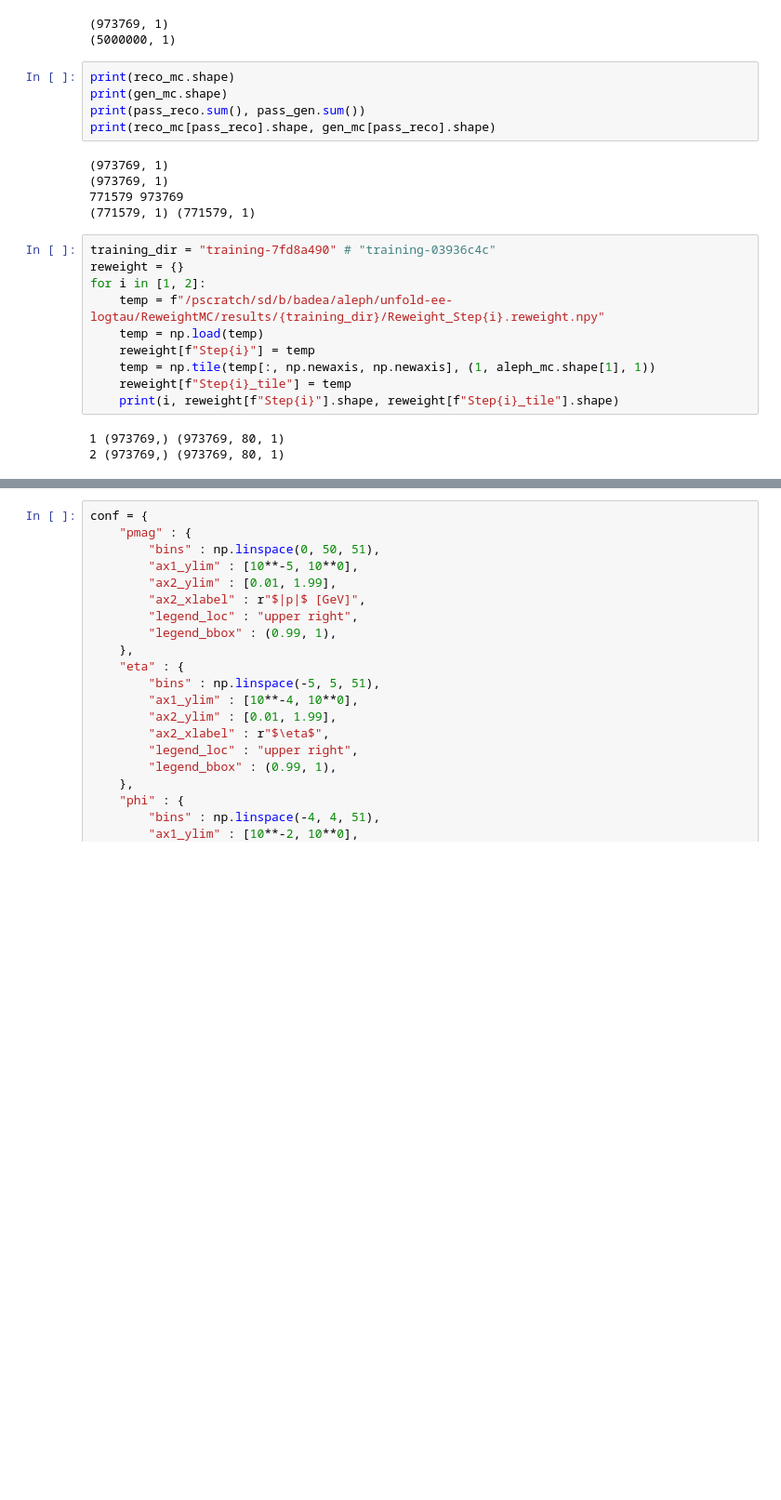
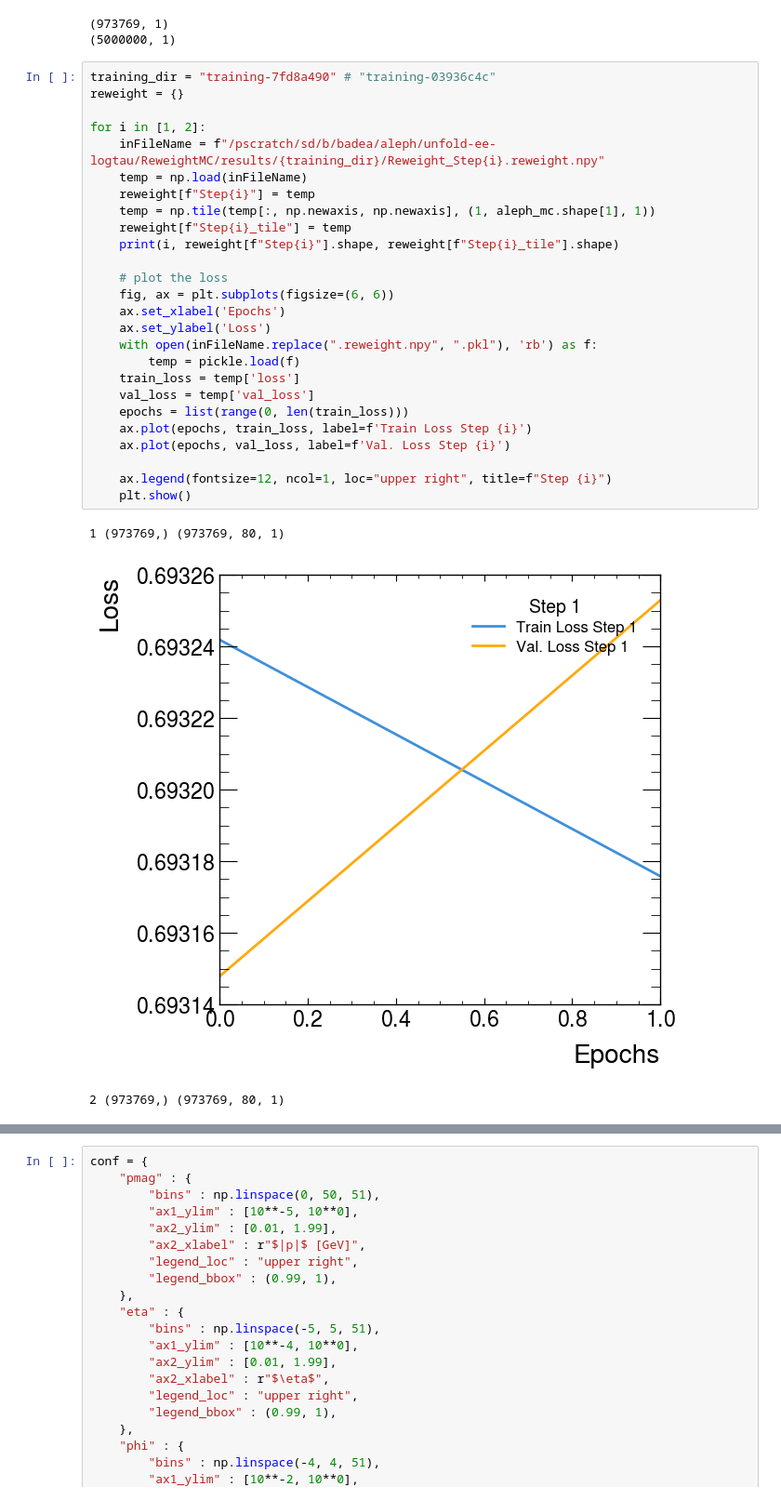
Before and after one commit to badeaa3/unfold-ee-logtau, a Jupyter notebook: ReweightMC/VisualizeReweightMC.ipynb, the cells around one changed output, grey strips where cells are left out. Shown at 93% size. Cells and saved outputs as stored; diff of their text form; blank space fills up the shorter version.

Commit message:
check hyperparameters, response matrix, loss curves, etc.

```diff
--- a/ReweightMC/VisualizeReweightMC.ipynb
+++ b/ReweightMC/VisualizeReweightMC.ipynb
@@ -72,26 +73,33 @@ new_mc_thrust = np.log(1-new_mc_thrust).flatten()
 # %% [output]
 (973769, 1)
 (5000000, 1)
-# %%
-print(reco_mc.shape)
-print(gen_mc.shape)
-print(pass_reco.sum(), pass_gen.sum())
-print(reco_mc[pass_reco].shape, gen_mc[pass_reco].shape)
-# %% [output]
-(973769, 1)
-(973769, 1)
-771579 973769
-(771579, 1) (771579, 1)
 # %%
 training_dir = "training-7fd8a490" # "training-03936c4c"
 reweight = {}
+
 for i in [1, 2]:
-    temp = f"/pscratch/sd/b/badea/aleph/unfold-ee-logtau/ReweightMC/results/{training_dir}/Reweight_Step{i}.reweight.npy"
-    temp = np.load(temp)
+    inFileName = f"/pscratch/sd/b/badea/aleph/unfold-ee-logtau/ReweightMC/results/{training_dir}/Reweight_Step{i}.reweight.npy"
+    temp = np.load(inFileName)
     reweight[f"Step{i}"] = temp
     temp = np.tile(temp[:, np.newaxis, np.newaxis], (1, aleph_mc.shape[1], 1))
     reweight[f"Step{i}_tile"] = temp
     print(i, reweight[f"Step{i}"].shape, reweight[f"Step{i}_tile"].shape)
+
+    # plot the loss
+    fig, ax = plt.subplots(figsize=(6, 6))
+    ax.set_xlabel('Epochs')
+    ax.set_ylabel('Loss')
+    with open(inFileName.replace(".reweight.npy", ".pkl"), 'rb') as f:
+        temp = pickle.load(f)
+    train_loss = temp['loss']
+    val_loss = temp['val_loss']
+    epochs = list(range(0, len(train_loss)))
+    ax.plot(epochs, train_loss, label=f'Train Loss Step {i}')
+    ax.plot(epochs, val_loss, label=f'Val. Loss Step {i}')
+
+    ax.legend(fontsize=12, ncol=1, loc="upper right", title=f"Step {i}")
+    plt.show()
 # %% [output]
 1 (973769,) (973769, 80, 1)
-2 (973769,) (973769, 80, 1)
+[figure, added]
+2 (973769,) (973769, 80, 1)
```
Also changed, not shown: parts of 3 cells of this notebook, 1 other file.
